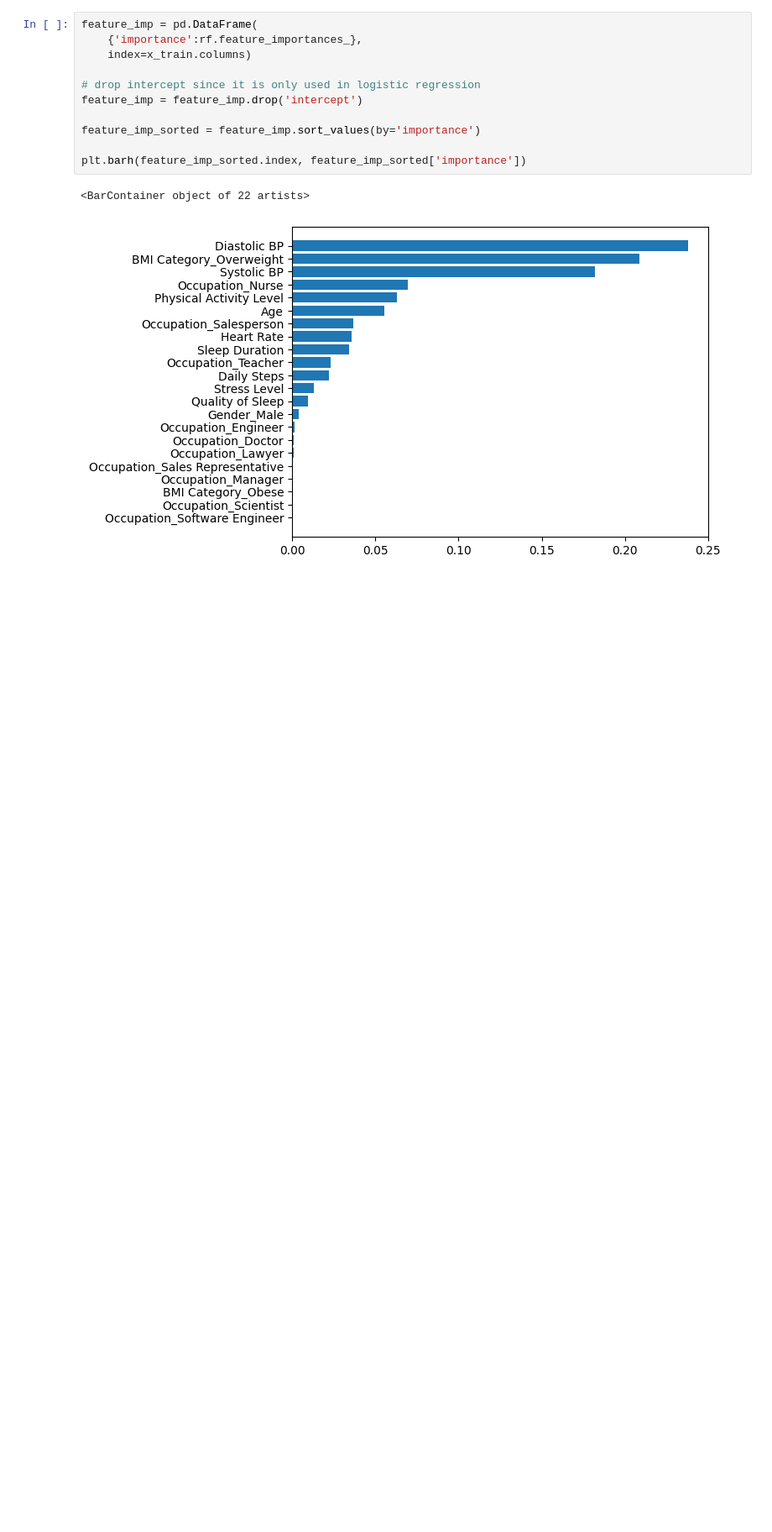
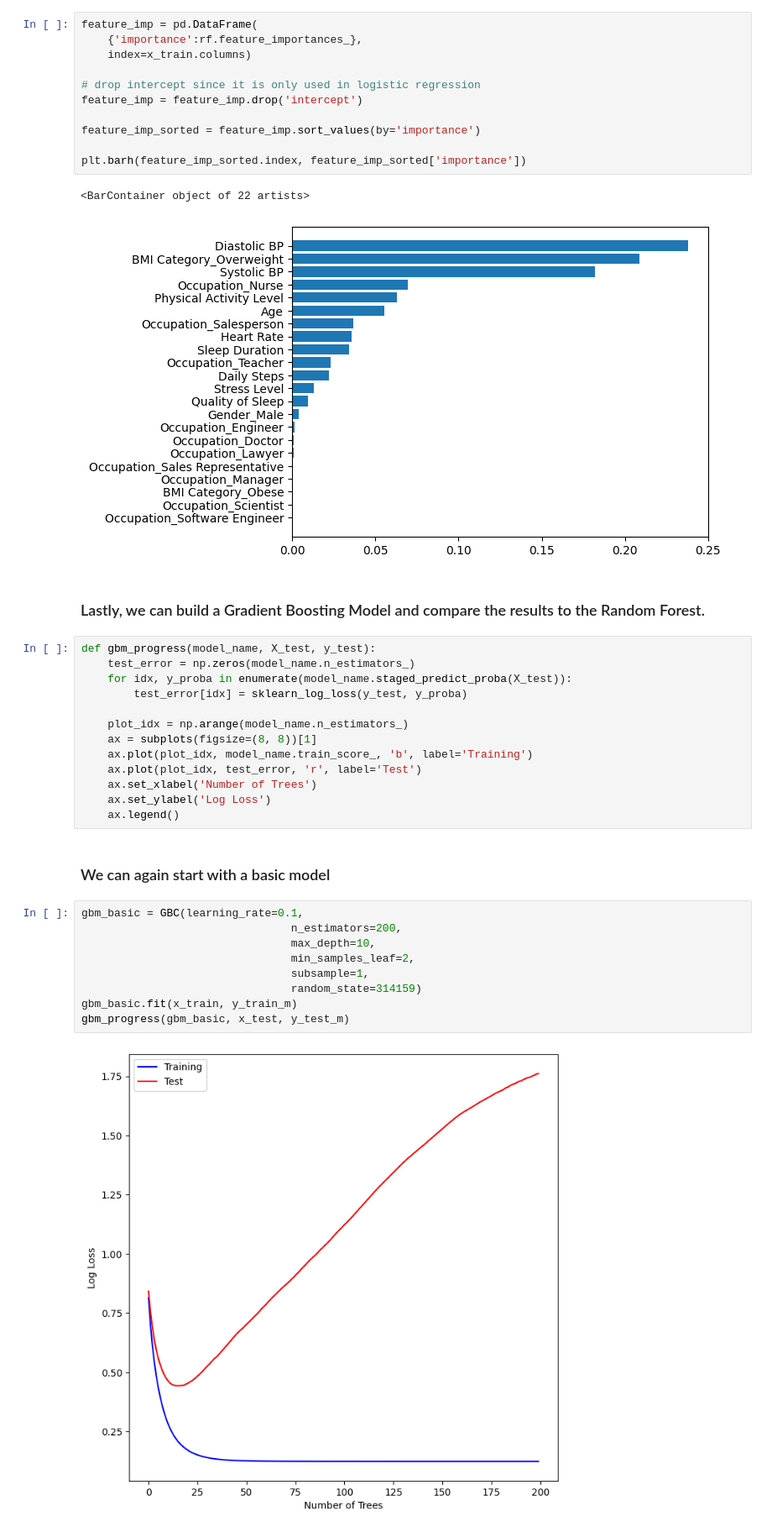
Before and after one commit to ehowells/2600-final-project, a Jupyter notebook: final_project.ipynb, the cells around one changed output. Shown at 84% size. Cells and saved outputs as stored; diff of their text form; blank space fills up the shorter version.

```diff
--- a/final_project.ipynb
+++ b/final_project.ipynb
@@ -321,3 +338,31 @@ plt.barh(feature_imp_sorted.index, feature_imp_sorted['importance'])
 # %% [output]
 <BarContainer object of 22 artists>
 [figure]
+# %% [markdown]
+### Lastly, we can build a Gradient Boosting Model and compare the results to the Random Forest.
+# %%
+def gbm_progress(model_name, X_test, y_test):
+    test_error = np.zeros(model_name.n_estimators_)
+    for idx, y_proba in enumerate(model_name.staged_predict_proba(X_test)):
+        test_error[idx] = sklearn_log_loss(y_test, y_proba)
+
+    plot_idx = np.arange(model_name.n_estimators_)
+    ax = subplots(figsize=(8, 8))[1]
+    ax.plot(plot_idx, model_name.train_score_, 'b', label='Training')
+    ax.plot(plot_idx, test_error, 'r', label='Test')
+    ax.set_xlabel('Number of Trees')
+    ax.set_ylabel('Log Loss')
+    ax.legend()
+# %% [markdown]
+### We can again start with a basic model
+# %%
+gbm_basic = GBC(learning_rate=0.1,
+                                n_estimators=200,
+                                max_depth=10,
+                                min_samples_leaf=2,
+                                subsample=1,
+                                random_state=314159)
+gbm_basic.fit(x_train, y_train_m)
+gbm_progress(gbm_basic, x_test, y_test_m)
+# %% [output]
+[figure, added]
```
Also changed, not shown: parts of 13 cells of this notebook, 1 other file.
